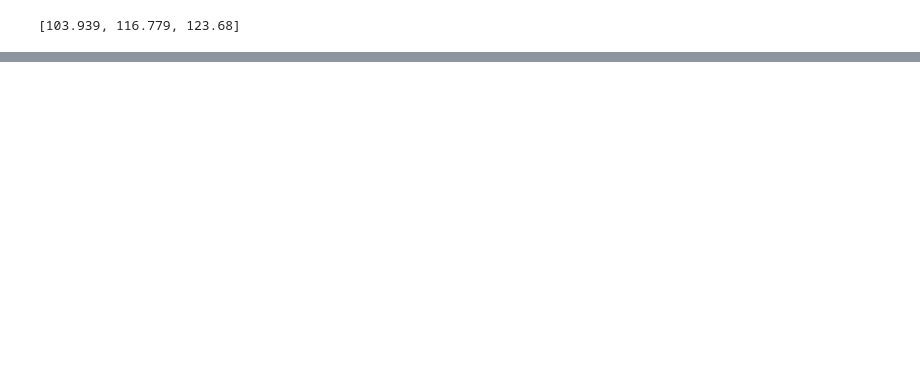
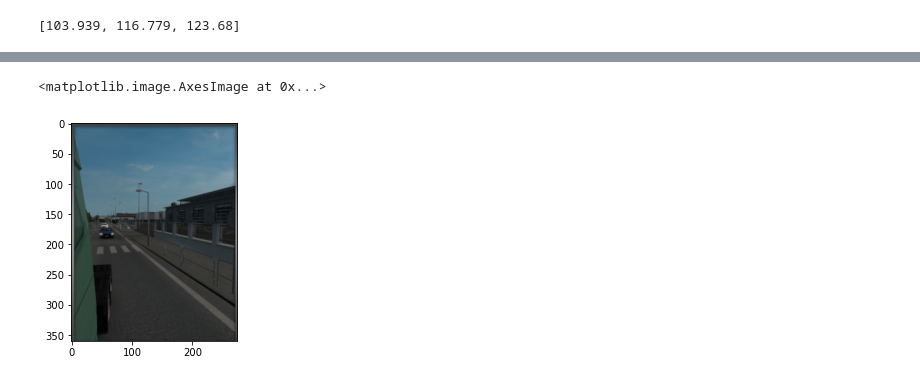
Before and after one commit to evopen/auto-ets2, a Jupyter notebook: scripts/Untitled.ipynb, the cells around one changed output, grey strips where cells are left out. Drawn from its saved outputs; the diff is of its cells as text; code cells hidden in the pictures; blank space fills up the shorter version.

```diff
--- a/scripts/Untitled.ipynb
+++ b/scripts/Untitled.ipynb
@@ -158,3 +175,14 @@ for filename in os.listdir('../images'):
     if cv2.waitKey(500) == 27:
         break
 cv2.destroyWindow('result')
+# %%
+img = cv2.imread('../images/1591496721867.png')
+img = cv2.cvtColor(img, cv2.COLOR_BGR2RGB)
+
+right_mirror_region = np.array([1620.0/1920, 90.0/1080, 275.0/1920, 360.0 / 1080 ])
+rect = GetRectFromRegion(right_mirror_region, 1920, 1080)
+right_mirror_img = img[rect[1]:rect[1] + rect[3], rect[0]:rect[0]+rect[2]]
+plt.imshow(right_mirror_img)
+# %% [output]
+<matplotlib.image.AxesImage at 0x...>
+[figure, added]
```
Also changed, not shown: parts of 18 cells of this notebook, 4 other files.
